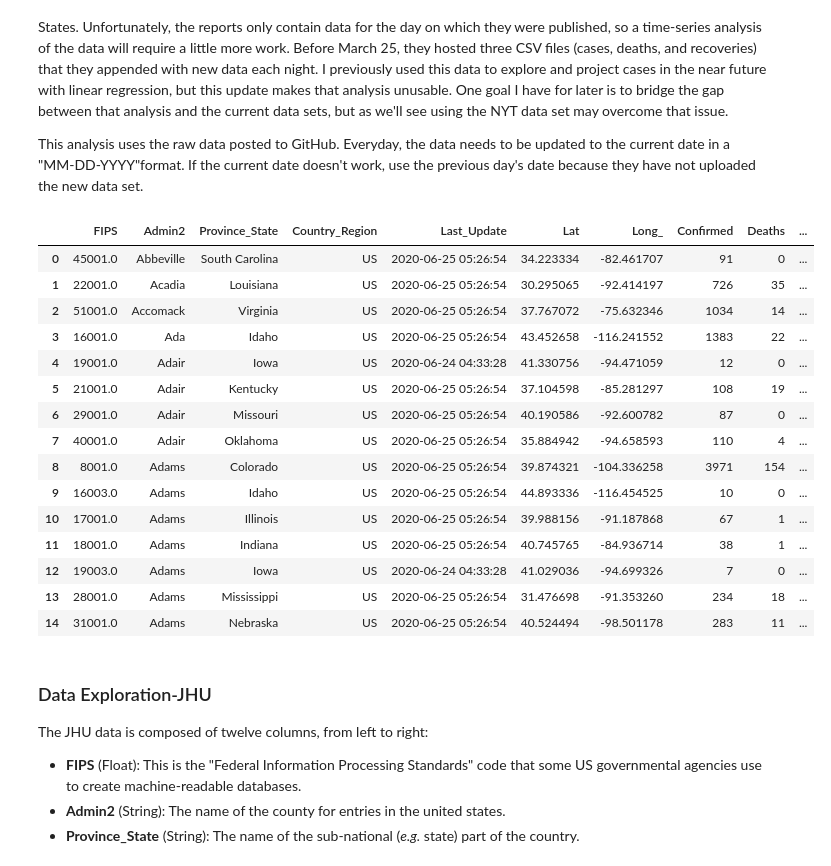
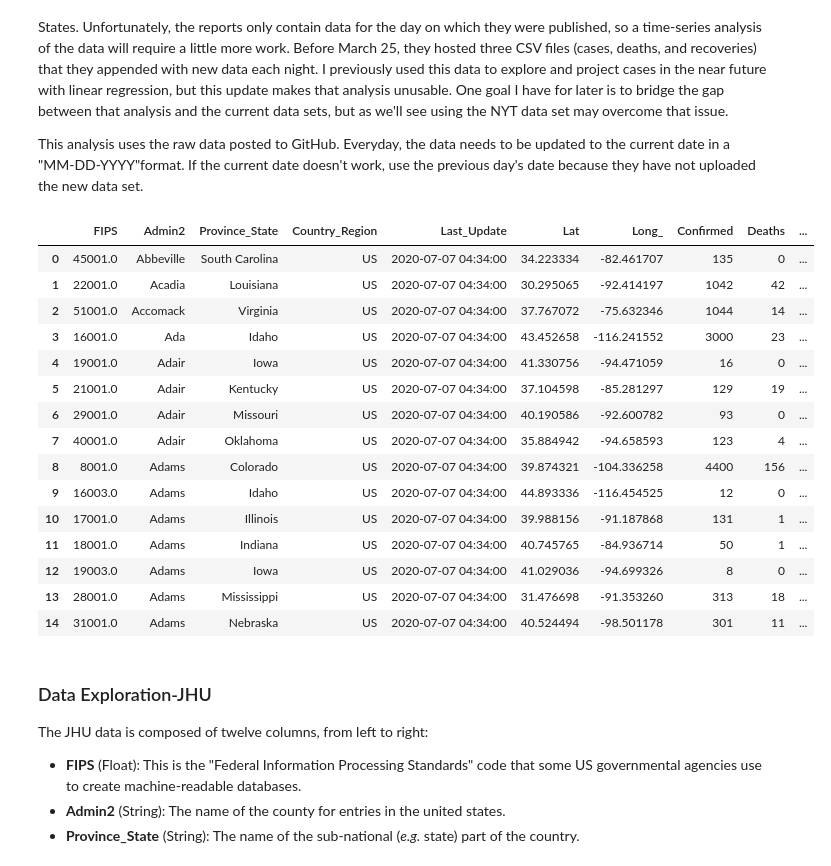
Before and after one commit to brianjosey/COVID-19, a Jupyter notebook: Exploratory Data Analysis.ipynb, the cells around one changed output. Cells and saved outputs as stored; diff of their text form; code cells hidden in the pictures.

```diff
--- a/Exploratory Data Analysis.ipynb
+++ b/Exploratory Data Analysis.ipynb
@@ -214,28 +214,28 @@ This analysis uses the raw data posted to GitHub. Everyday, the data needs to be
 # %%
 # Import Data
 
-CURRENT_DATE = "06-24-2020" # MM-DD-YYYY
+CURRENT_DATE = "07-06-2020" # MM-DD-YYYY
 JHU_DATA_URL ="https://raw.githubusercontent.com/CSSEGISandData/COVID-19/master/csse_covid_19_data/csse_covid_19_daily_reports/%s.csv" %CURRENT_DATE
 
 jhu_data=pd.read_csv(JHU_DATA_URL)
 jhu_data.head(15)
 # %% [output]
 |  | FIPS | Admin2 | Province_State | Country_Region | Last_Update | Lat | Long_ | Confirmed | Deaths | ... |
-| 0 | 45001.0 | Abbeville | South Carolina | US | 2020-06-25 05:26:54 | 34.223334 | -82.461707 | 91 | 0 | ... |
-| 1 | 22001.0 | Acadia | Louisiana | US | 2020-06-25 05:26:54 | 30.295065 | -92.414197 | 726 | 35 | ... |
-| 2 | 51001.0 | Accomack | Virginia | US | 2020-06-25 05:26:54 | 37.767072 | -75.632346 | 1034 | 14 | ... |
-| 3 | 16001.0 | Ada | Idaho | US | 2020-06-25 05:26:54 | 43.452658 | -116.241552 | 1383 | 22 | ... |
-| 4 | 19001.0 | Adair | Iowa | US | 2020-06-24 04:33:28 | 41.330756 | -94.471059 | 12 | 0 | ... |
-| 5 | 21001.0 | Adair | Kentucky | US | 2020-06-25 05:26:54 | 37.104598 | -85.281297 | 108 | 19 | ... |
-| 6 | 29001.0 | Adair | Missouri | US | 2020-06-25 05:26:54 | 40.190586 | -92.600782 | 87 | 0 | ... |
-| 7 | 40001.0 | Adair | Oklahoma | US | 2020-06-25 05:26:54 | 35.884942 | -94.658593 | 110 | 4 | ... |
-| 8 | 8001.0 | Adams | Colorado | US | 2020-06-25 05:26:54 | 39.874321 | -104.336258 | 3971 | 154 | ... |
-| 9 | 16003.0 | Adams | Idaho | US | 2020-06-25 05:26:54 | 44.893336 | -116.454525 | 10 | 0 | ... |
-| 10 | 17001.0 | Adams | Illinois | US | 2020-06-25 05:26:54 | 39.988156 | -91.187868 | 67 | 1 | ... |
-| 11 | 18001.0 | Adams | Indiana | US | 2020-06-25 05:26:54 | 40.745765 | -84.936714 | 38 | 1 | ... |
-| 12 | 19003.0 | Adams | Iowa | US | 2020-06-24 04:33:28 | 41.029036 | -94.699326 | 7 | 0 | ... |
-| 13 | 28001.0 | Adams | Mississippi | US | 2020-06-25 05:26:54 | 31.476698 | -91.353260 | 234 | 18 | ... |
-| 14 | 31001.0 | Adams | Nebraska | US | 2020-06-25 05:26:54 | 40.524494 | -98.501178 | 283 | 11 | ... |
+| 0 | 45001.0 | Abbeville | South Carolina | US | 2020-07-07 04:34:00 | 34.223334 | -82.461707 | 135 | 0 | ... |
+| 1 | 22001.0 | Acadia | Louisiana | US | 2020-07-07 04:34:00 | 30.295065 | -92.414197 | 1042 | 42 | ... |
+| 2 | 51001.0 | Accomack | Virginia | US | 2020-07-07 04:34:00 | 37.767072 | -75.632346 | 1044 | 14 | ... |
+| 3 | 16001.0 | Ada | Idaho | US | 2020-07-07 04:34:00 | 43.452658 | -116.241552 | 3000 | 23 | ... |
+| 4 | 19001.0 | Adair | Iowa | US | 2020-07-07 04:34:00 | 41.330756 | -94.471059 | 16 | 0 | ... |
+| 5 | 21001.0 | Adair | Kentucky | US | 2020-07-07 04:34:00 | 37.104598 | -85.281297 | 129 | 19 | ... |
+| 6 | 29001.0 | Adair | Missouri | US | 2020-07-07 04:34:00 | 40.190586 | -92.600782 | 93 | 0 | ... |
+| 7 | 40001.0 | Adair | Oklahoma | US | 2020-07-07 04:34:00 | 35.884942 | -94.658593 | 123 | 4 | ... |
+| 8 | 8001.0 | Adams | Colorado | US | 2020-07-07 04:34:00 | 39.874321 | -104.336258 | 4400 | 156 | ... |
+| 9 | 16003.0 | Adams | Idaho | US | 2020-07-07 04:34:00 | 44.893336 | -116.454525 | 12 | 0 | ... |
+| 10 | 17001.0 | Adams | Illinois | US | 2020-07-07 04:34:00 | 39.988156 | -91.187868 | 131 | 1 | ... |
+| 11 | 18001.0 | Adams | Indiana | US | 2020-07-07 04:34:00 | 40.745765 | -84.936714 | 50 | 1 | ... |
+| 12 | 19003.0 | Adams | Iowa | US | 2020-07-07 04:34:00 | 41.029036 | -94.699326 | 8 | 0 | ... |
+| 13 | 28001.0 | Adams | Mississippi | US | 2020-07-07 04:34:00 | 31.476698 | -91.353260 | 313 | 18 | ... |
+| 14 | 31001.0 | Adams | Nebraska | US | 2020-07-07 04:34:00 | 40.524494 | -98.501178 | 301 | 11 | ... |
 # %% [markdown]
 ### Data Exploration-JHU
 
```
Also changed, not shown: parts of 19 cells of this notebook.
